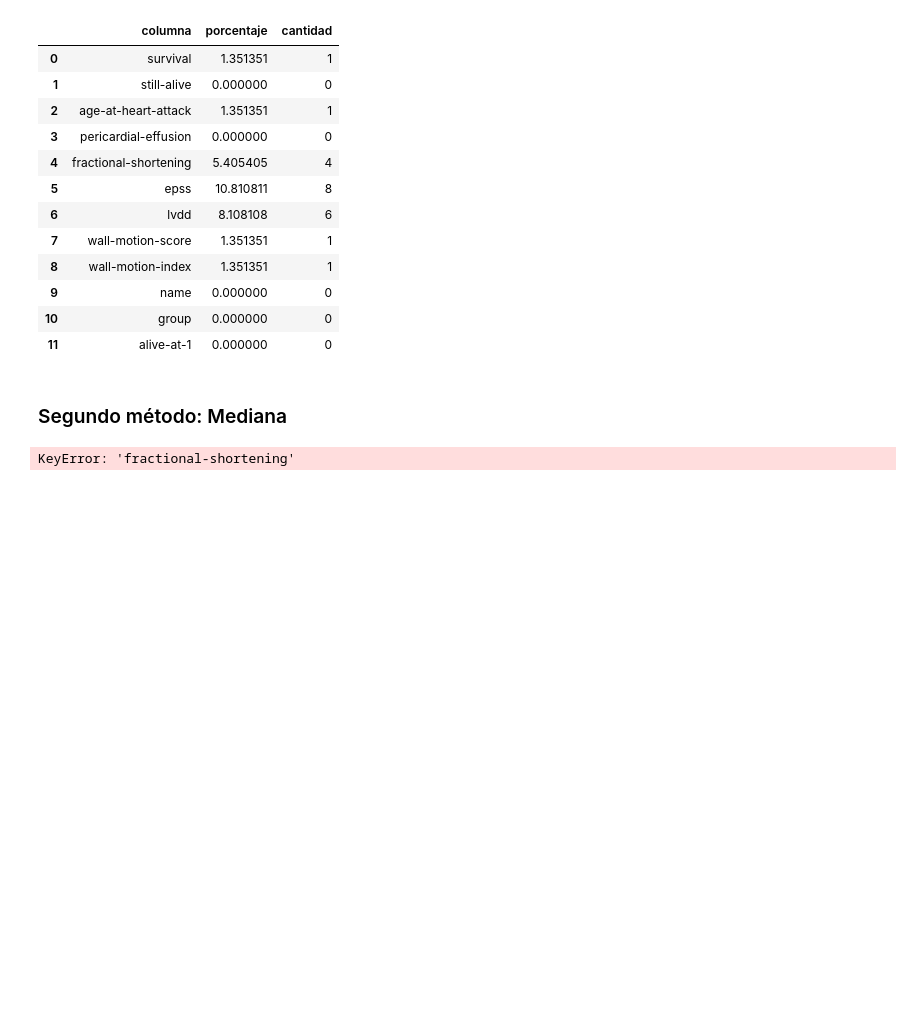
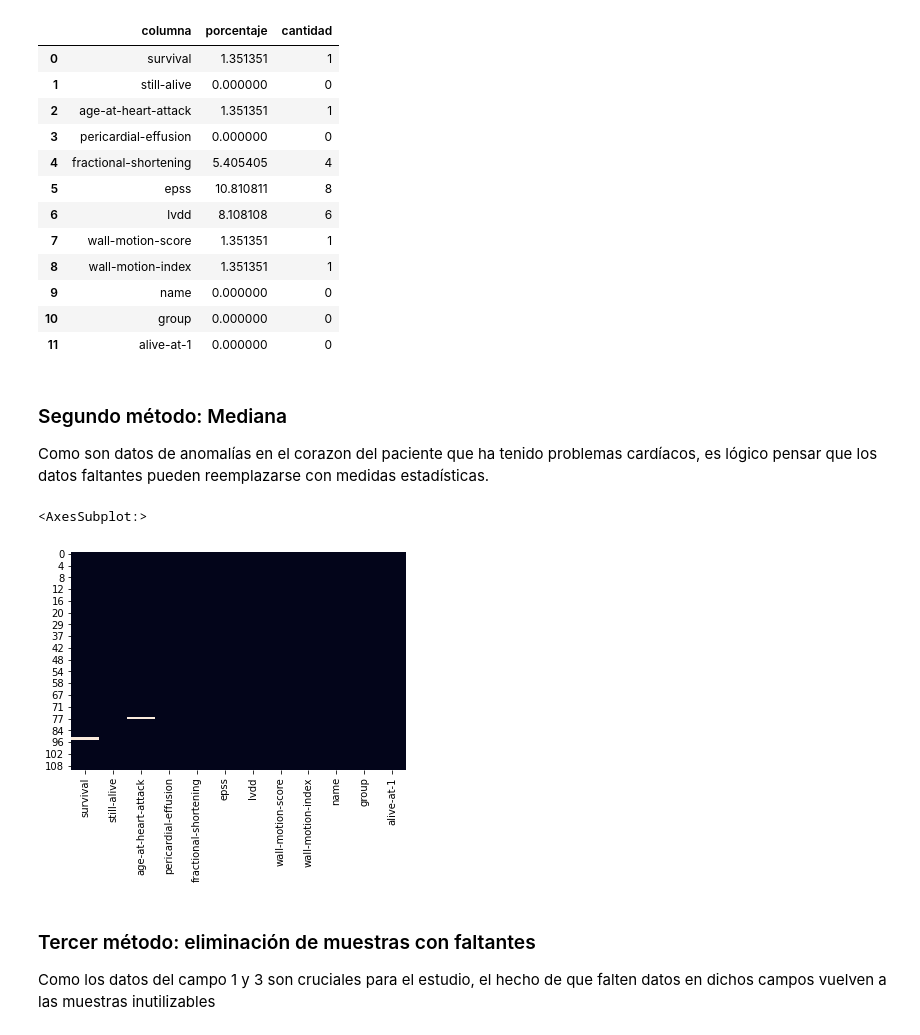
Before and after one commit to ArianMisino/BaseDeDatos2UM, a Jupyter notebook: 2 - TP2.ipynb, the cells around one changed output. Saved outputs shown, nothing was run; the diff lists cells and outputs as text; code cells hidden in the pictures; blank space fills up the shorter version.

```diff
--- a/2 - TP2.ipynb
+++ b/2 - TP2.ipynb
@@ -185,12 +185,10 @@ import matplotlib.pyplot as plt
 # inline hace que muestre los graficos en el notebook, sino se crearía un archivo aparte
 import seaborn as sns
 
-header_names = ["survival","still-alive","age-at-heart-attack","pericardial-effusion","fractional-shortening","epss","lvdd","wall-motion-score","wall-motion-index","mult","name","group","alive-at-1"]
-
-
 # Leer el echocardiogram.data
 #df2 = pd.read_csv('data/echocardiogram.data', delimiter=",", header=None)  # , header=None
-df2 = pd.read_csv('data/echocardiogram.data', delimiter=",", header=None, names=header_names)
+df2 = pd.read_csv('data/echocardiogram.data', delimiter=",", header=None)
+df2.columns = ["survival","still-alive","age-at-heart-attack","pericardial-effusion","fractional-shortening","epss","lvdd","wall-motion-score","wall-motion-index","mult","name","group","alive-at-1"]
 df2
 # %% [output]
 |  | survival | still-alive | age-at-heart-attack | pericardial-effusion | fractional-shortening | epss | ... |
@@ -309,16 +307,24 @@ faltantes_df3
 | 9 | name | 0.000000 | 0 |
 | 10 | group | 0.000000 | 0 |
 | 11 | alive-at-1 | 0.000000 | 0 |
-# %% [markdown]
-### Segundo método: Mediana
-# %%
-#df_mediana = faltantes_df3.copy(deep = False)
-
-# Llenar valores faltantes con mediana
-faltantes_df3['fractional-shortening'] = pd.to_numeric(faltantes_df3['fractional-shortening'], errors='coerce', downcast="float")
-# Obtener mediana para
-median_val = faltantes_df3['fractional-shortening'].median()
-faltantes_df3['fractional-shortening'] = faltantes_df3['fractional-shortening'].replace(['?'], median_val)
-print(faltantes_df3['fractional-shortening'])
-# %% [output]
-KeyError: 'fractional-shortening'
+# %% [markdown]
+### Segundo método: Mediana
+
+Como son datos de anomalías en el corazon del paciente que ha tenido problemas cardíacos, es lógico pensar que los datos faltantes pueden reemplazarse con medidas estadísticas.
+# %%
+df_mediana = df_sin_muestras.copy(deep = False)
+
+columnas = ["fractional-shortening","epss", "lvdd", "wall-motion-score", "wall-motion-index"]
+for i in columnas:
+    df_mediana[i] = pd.to_numeric(df_mediana[i], errors='coerce', downcast='float')
+    median_val = df_mediana[i].median()
+    df_mediana[i] = df_mediana[i].replace(['?'], median_val)
+# %%
+sns.heatmap(df_mediana.isin(['?']), cbar=False)
+# %% [output]
+<AxesSubplot:>
+[figure, added]
+# %% [markdown]
+### Tercer método: eliminación de muestras con faltantes
+
+Como los datos del campo 1 y 3 son cruciales para el estudio, el hecho de que falten datos en dichos campos vuelven a las muestras inutilizables
```
Also changed, not shown: parts of 2 cells of this notebook.
